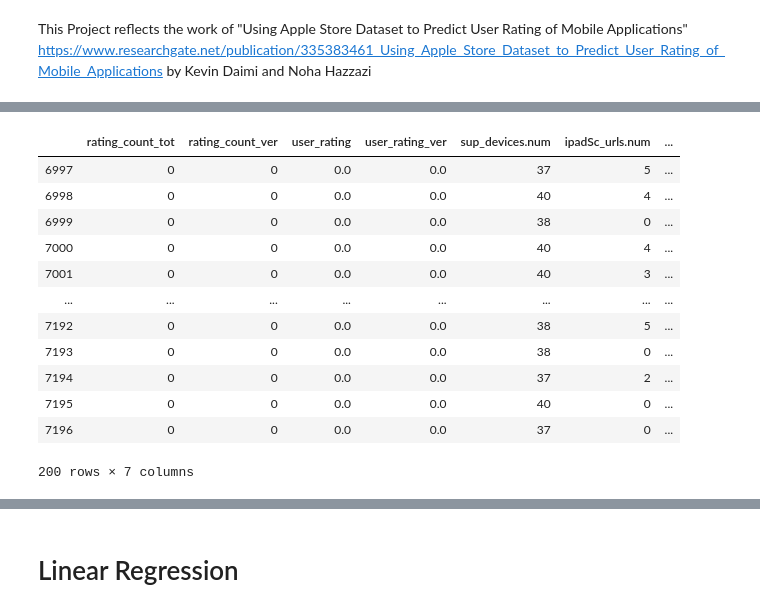
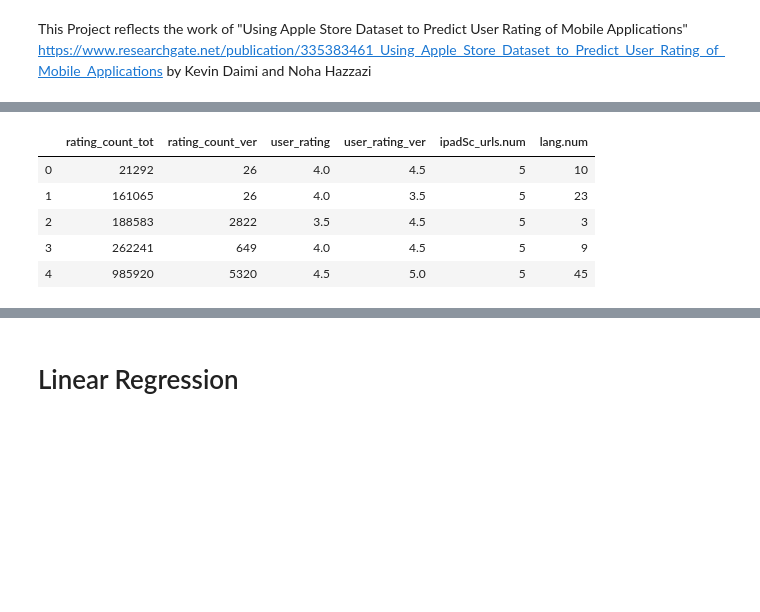
Before and after one commit to mirza019/AppleStore, a Jupyter notebook: Apple.ipynb, the cells around one changed output, grey strips where cells are left out. Cells and saved outputs as stored; diff of their text form; code cells hidden in the pictures; blank space fills up the shorter version.

```diff
--- a/Apple.ipynb
+++ b/Apple.ipynb
@@ -59,16 +88,9 @@ ap.head()
-# %%
-ap.tail(200)
-# %% [output]
-|  | rating_count_tot | rating_count_ver | user_rating | user_rating_ver | sup_devices.num | ipadSc_urls.num | ... |
-| 6997 | 0 | 0 | 0.0 | 0.0 | 37 | 5 | ... |
-| 6998 | 0 | 0 | 0.0 | 0.0 | 40 | 4 | ... |
-| 6999 | 0 | 0 | 0.0 | 0.0 | 38 | 0 | ... |
-| 7000 | 0 | 0 | 0.0 | 0.0 | 40 | 4 | ... |
-| 7001 | 0 | 0 | 0.0 | 0.0 | 40 | 3 | ... |
-| ... | ... | ... | ... | ... | ... | ... | ... |
-| 7192 | 0 | 0 | 0.0 | 0.0 | 38 | 5 | ... |
-| 7193 | 0 | 0 | 0.0 | 0.0 | 38 | 0 | ... |
-| 7194 | 0 | 0 | 0.0 | 0.0 | 37 | 2 | ... |
-| 7195 | 0 | 0 | 0.0 | 0.0 | 40 | 0 | ... |
-| 7196 | 0 | 0 | 0.0 | 0.0 | 37 | 0 | ... |
-200 rows × 7 columns
+# %%
+ap_new.head()
+# %% [output]
+|  | rating_count_tot | rating_count_ver | user_rating | user_rating_ver | ipadSc_urls.num | lang.num |
+| 0 | 21292 | 26 | 4.0 | 4.5 | 5 | 10 |
+| 1 | 161065 | 26 | 4.0 | 3.5 | 5 | 23 |
+| 2 | 188583 | 2822 | 3.5 | 4.5 | 5 | 3 |
+| 3 | 262241 | 649 | 4.0 | 4.5 | 5 | 9 |
+| 4 | 985920 | 5320 | 4.5 | 5.0 | 5 | 45 |
```
Also changed, not shown: parts of 32 cells of this notebook.
